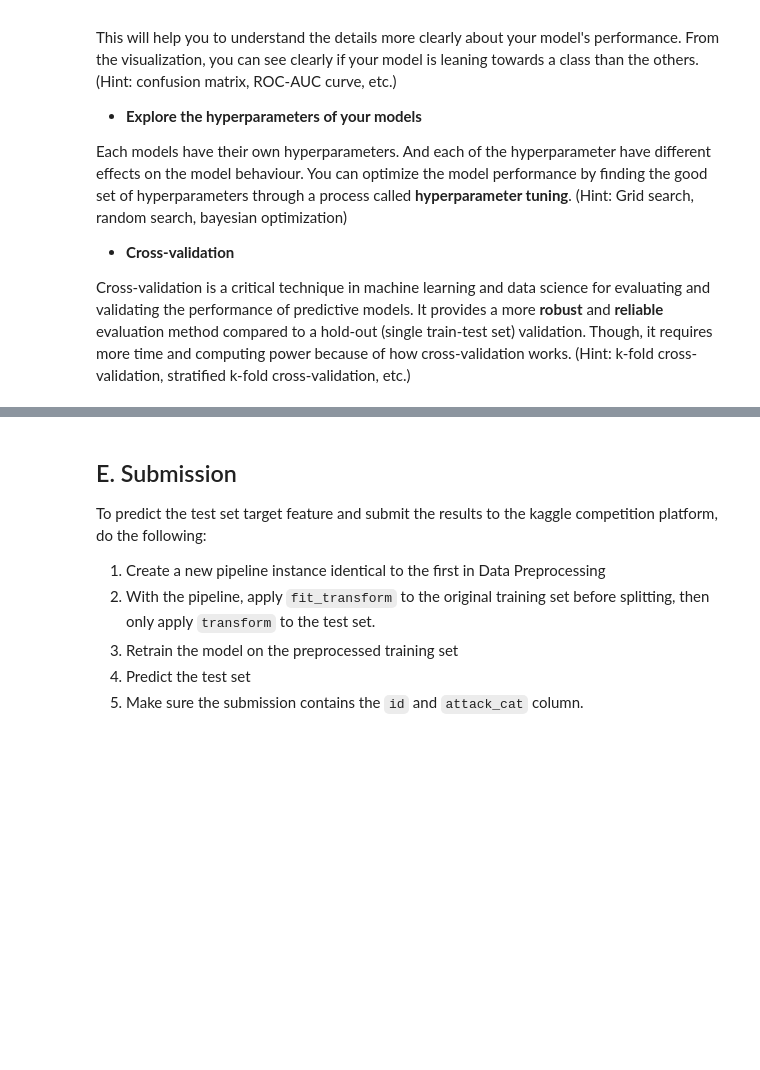
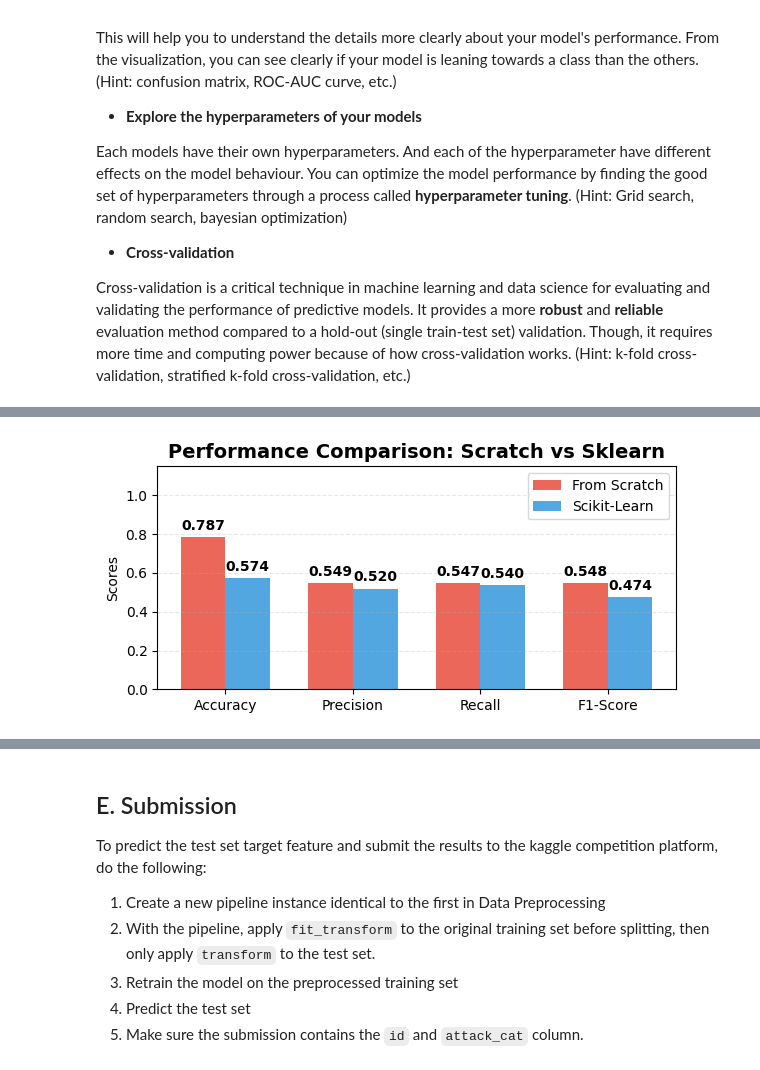
Before and after one commit to StefanyJosefina/IF3070-Tubes2-DIAatauAku, a Jupyter notebook: notebook.ipynb, the cells around one changed output, grey strips where cells are left out. Saved outputs shown, nothing was run; the diff lists cells and outputs as text; code cells hidden in the pictures; blank space fills up the shorter version.

```diff
--- a/notebook.ipynb
+++ b/notebook.ipynb
@@ -1055,0 +1145,95 @@ Cross-validation is a critical technique in machine learning and data science fo
+# %%
+print("\n" + "="*50)
+print("COMPARISON: DTL From Scratch vs Scikit-Learn")
+print("="*50)
+
+from sklearn.tree import DecisionTreeClassifier
+from sklearn.metrics import accuracy_score, precision_score, recall_score, f1_score
+import matplotlib.pyplot as plt
+
+params = {
+    'max_depth': 12,
+    'min_samples_leaf': 15,
+    'min_samples_split': 40,
+    'criterion': 'entropy',
+    'random_state': 42
+}
+
+model_sklearn = DecisionTreeClassifier(**params)
+model_sklearn.fit(X_train_res, y_train_res)
+
+y_proba_scratch = model.predict_proba(X_val_processed)[:, 1]
+y_pred_scratch = (y_proba_scratch >= best_thr).astype(int)
+
+y_pred_sklearn = model_sklearn.predict(X_val_processed)
+
+def calculate_metrics(y_true, y_pred):
+    return {
+        'Accuracy': accuracy_score(y_true, y_pred),
+        'Precision': precision_score(y_true, y_pred, average='macro', zero_division=0),
+        'Recall':    recall_score(y_true, y_pred, average='macro', zero_division=0),
+        'F1-Score':  f1_score(y_true, y_pred, average='macro', zero_division=0)
+    }
+
+metrics_scratch = calculate_metrics(y_val, y_pred_scratch)
+metrics_sklearn = calculate_metrics(y_val, y_pred_sklearn)
+
+compare_df = pd.DataFrame({
+    'Metric': ['Accuracy', 'Precision', 'Recall', 'F1-Score'],
+    'From Scratch': [
+        metrics_scratch['Accuracy'], metrics_scratch['Precision'],
+        metrics_scratch['Recall'], metrics_scratch['F1-Score']
+    ],
+    'Scikit-Learn': [
+        metrics_sklearn['Accuracy'], metrics_sklearn['Precision'],
+        metrics_sklearn['Recall'], metrics_sklearn['F1-Score']
+    ]
+})
+
+compare_df['Difference'] = abs(compare_df['From Scratch'] - compare_df['Scikit-Learn'])
+
+print("\n[VALIDATION SET PERFORMANCE]")
+try:
+    display(compare_df)
+except NameError:
+    print(compare_df)
+
+fig, ax = plt.subplots(figsize=(6, 3))
+
+metrics = compare_df['Metric']
+x = np.arange(len(metrics))
+width = 0.35
+
+rects1 = ax.bar(x - width/2, compare_df['From Scratch'], width, label='From Scratch', color='#e74c3c', alpha=0.85)
+rects2 = ax.bar(x + width/2, compare_df['Scikit-Learn'], width, label='Scikit-Learn', color='#3498db', alpha=0.85)
+
+ax.set_ylabel('Scores')
+ax.set_title('Performance Comparison: Scratch vs Sklearn', fontsize=14, fontweight='bold')
+ax.set_xticks(x)
+ax.set_xticklabels(metrics)
+ax.set_ylim(0, 1.15)
+ax.legend()
+ax.grid(axis='y', linestyle='--', alpha=0.3)
+
+def autolabel(rects):
+    for rect in rects:
+        height = rect.get_height()
+        ax.annotate(f'{height:.3f}',
+                    xy=(rect.get_x() + rect.get_width() / 2, height),
+                    xytext=(0, 3),
+                    textcoords="offset points",
+                    ha='center', va='bottom', fontsize=10, fontweight='bold')
+
+autolabel(rects1)
+autolabel(rects2)
+
+plt.tight_layout()
+plt.show()
+
+print("\n" + "="*50)
+print("CONCLUSION")
+print("="*50)
+
+avg_diff = compare_df['Difference'].mean()
+print(f"Rata-rata Perbedaan Metrik: {avg_diff:.4f}")
+# %% [output]
@@ -1055,0 +1250 @@ Cross-validation is a critical technique in machine learning and data science fo
+[figure, added]
```
Also changed, not shown: parts of 13 cells of this notebook, 3 other files.
